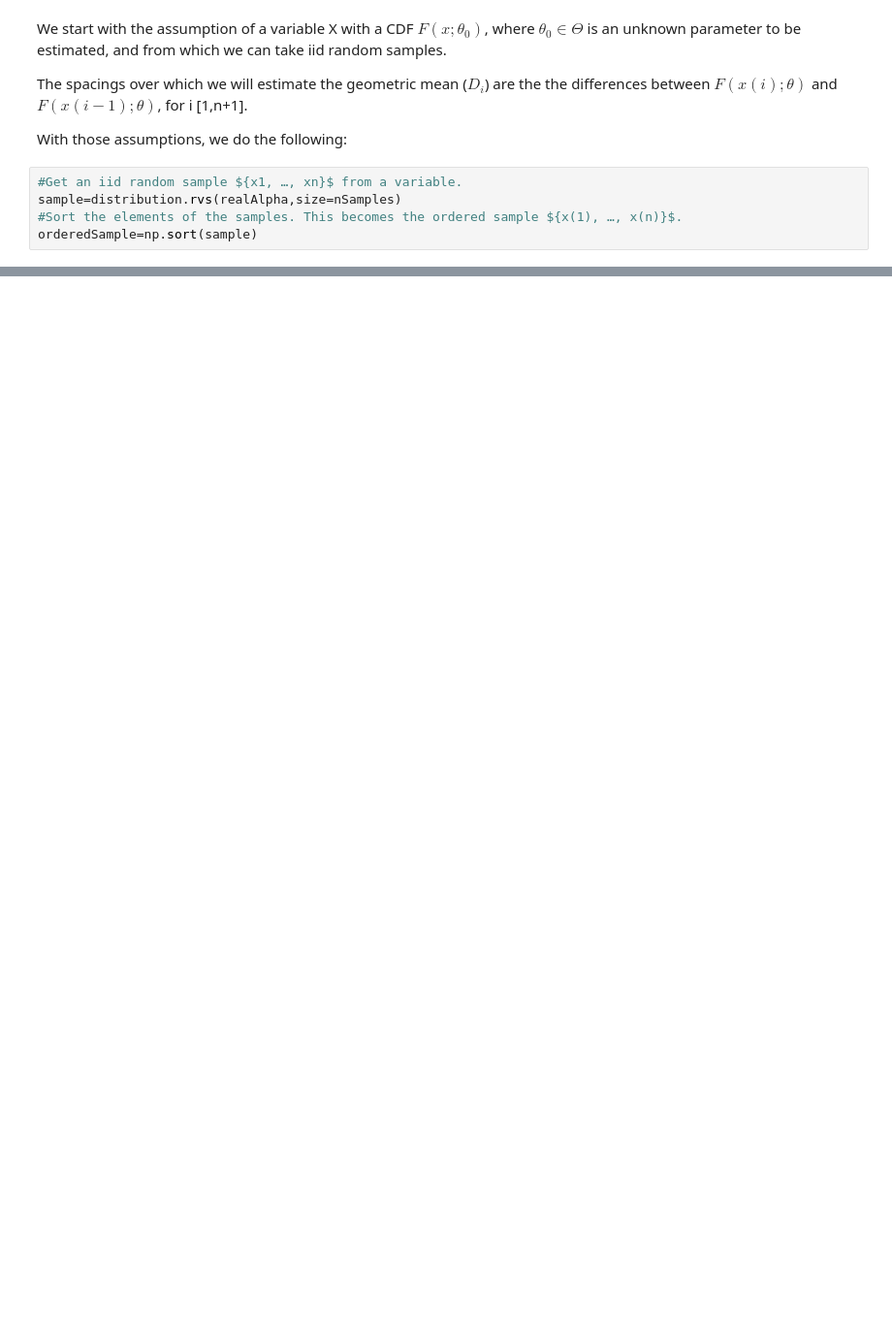
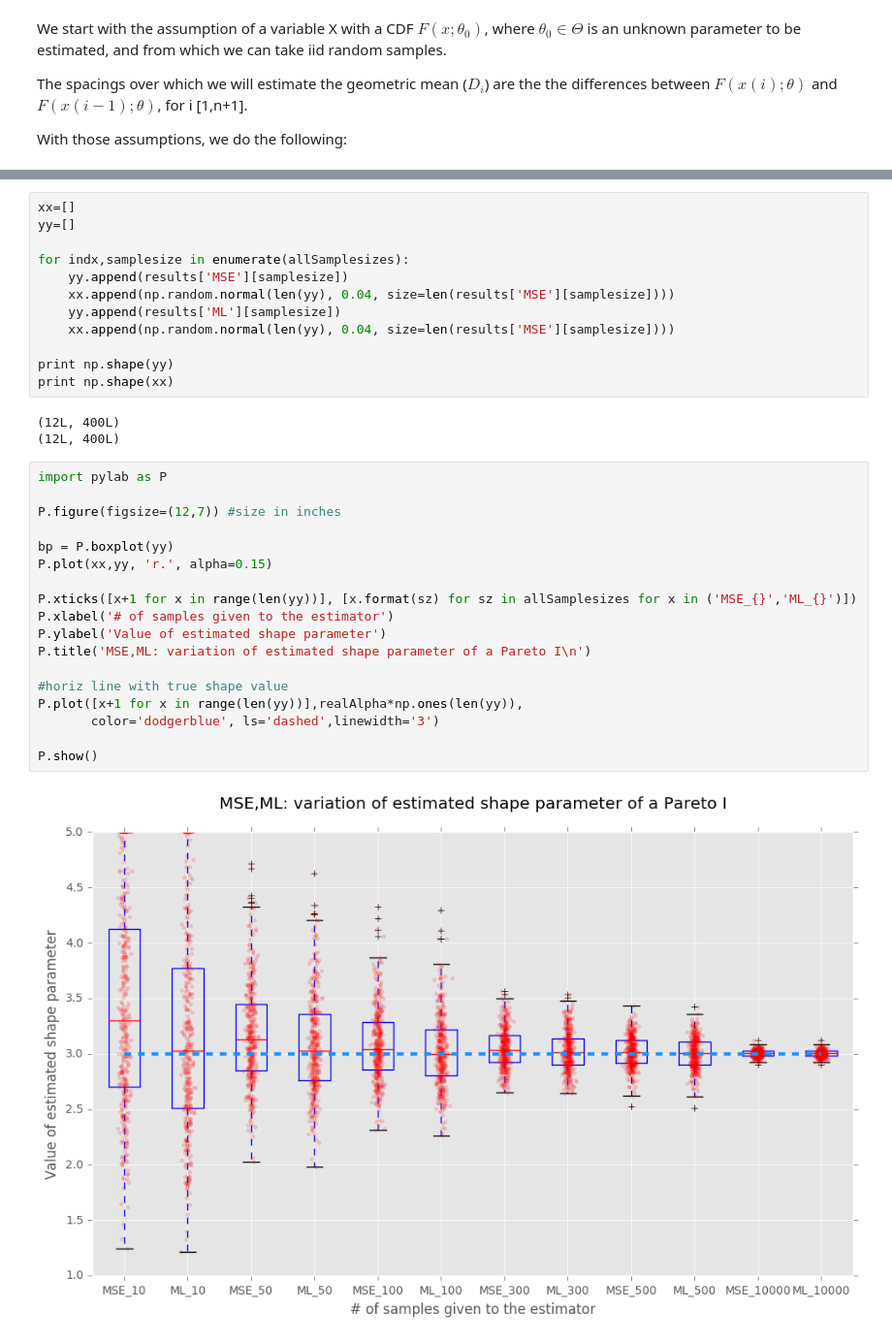
Before and after one commit to lia-statsletters/notebooks, a Jupyter notebook: MSE (Maximum Spacing Estimation).ipynb, the cells around one changed output, grey strips where cells are left out. Shown at 97% size. Cells and saved outputs as stored; diff of their text form; blank space fills up the shorter version.

```diff
--- a/MSE (Maximum Spacing Estimation).ipynb
+++ b/MSE (Maximum Spacing Estimation).ipynb
@@ -60,8 +42,3 @@ We start with the assumption of a variable X with a CDF $F(x;\theta_0)$, where $
 The spacings over which we will estimate the geometric mean ($D_i$) are the the differences between $F(x(i);\theta)$ and $F(x(i-1);\theta)$, for i [1,n+1].
 
 With those assumptions, we do the following:
-# %%
-#Get an iid random sample ${x1, …, xn}$ from a variable.
-sample=distribution.rvs(realAlpha,size=nSamples)
-#Sort the elements of the samples. This becomes the ordered sample ${x(1), …, x(n)}$.
-orderedSample=np.sort(sample)
@@ -101,0 +80,35 @@ plt.show()
+# %%
+xx=[]
+yy=[]
+
+for indx,samplesize in enumerate(allSamplesizes):
+    yy.append(results['MSE'][samplesize])
+    xx.append(np.random.normal(len(yy), 0.04, size=len(results['MSE'][samplesize])))
+    yy.append(results['ML'][samplesize])
+    xx.append(np.random.normal(len(yy), 0.04, size=len(results['MSE'][samplesize])))
+
+print np.shape(yy)
+print np.shape(xx)
+# %% [output]
+(12L, 400L)
+(12L, 400L)
+# %%
+import pylab as P
+
+P.figure(figsize=(12,7)) #size in inches
+
+bp = P.boxplot(yy)
+P.plot(xx,yy, 'r.', alpha=0.15)
+
+P.xticks([x+1 for x in range(len(yy))], [x.format(sz) for sz in allSamplesizes for x in ('MSE_{}','ML_{}')])
+P.xlabel('# of samples given to the estimator')
+P.ylabel('Value of estimated shape parameter')
+P.title('MSE,ML: variation of estimated shape parameter of a Pareto I\n')
+
+#horiz line with true shape value
+P.plot([x+1 for x in range(len(yy))],realAlpha*np.ones(len(yy)),
+       color='dodgerblue', ls='dashed',linewidth='3')
+
+P.show()
+# %% [output]
+[figure, added]
```
Also changed, not shown: parts of 10 cells of this notebook.
